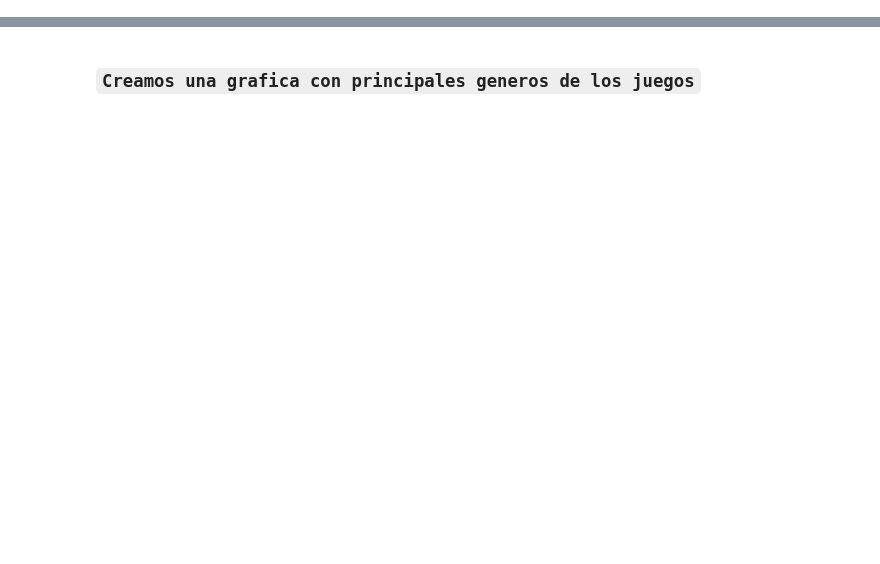
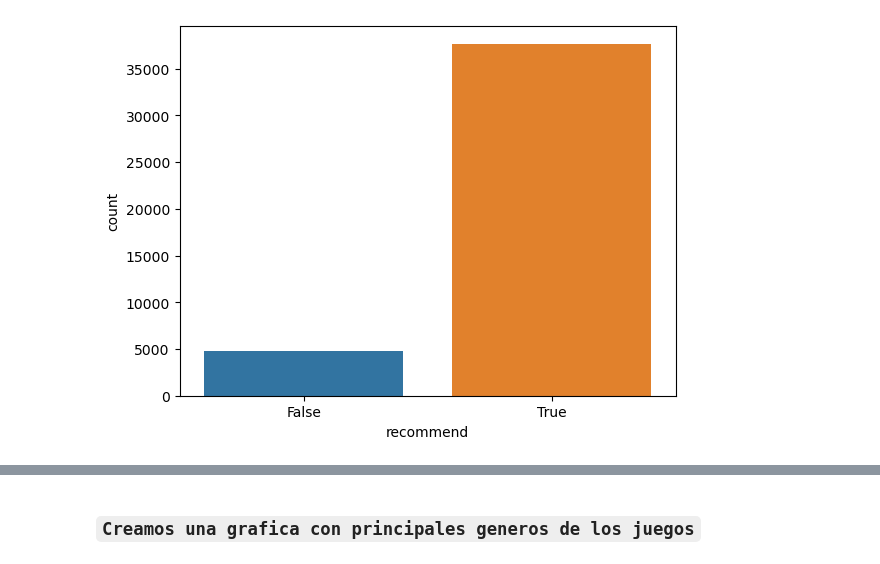
Before and after one commit to JBE777/PI_ML_OPS, a Jupyter notebook: EDA_Exploración_y_Análisis_de_datos.ipynb, the cells around one changed output, grey strips where cells are left out. Cells and saved outputs as stored; diff of their text form; code cells hidden in the pictures; blank space fills up the shorter version.

```diff
--- a/EDA_Exploración_y_Análisis_de_datos.ipynb
+++ b/EDA_Exploración_y_Análisis_de_datos.ipynb
@@ -22,0 +294,5 @@ plt.axis('off');
+# %%
+sns.countplot(x='recommend',data=df)
+plt.show()
+# %% [output]
+[figure, added]
```
Also changed, not shown: parts of 57 cells of this notebook, 18 other files.
